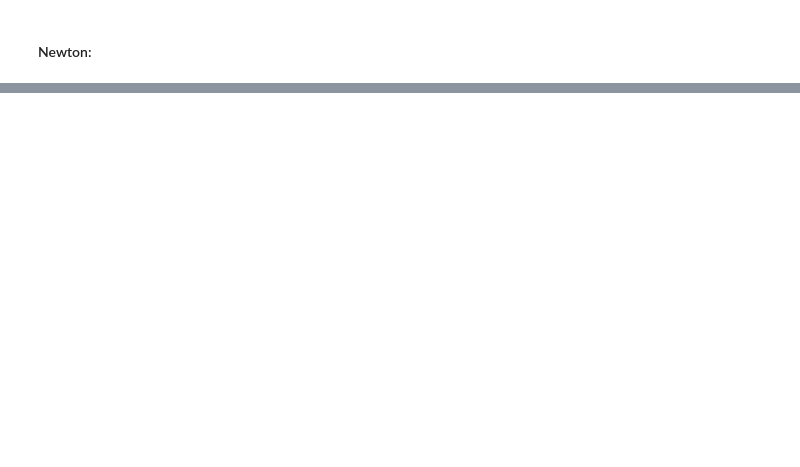
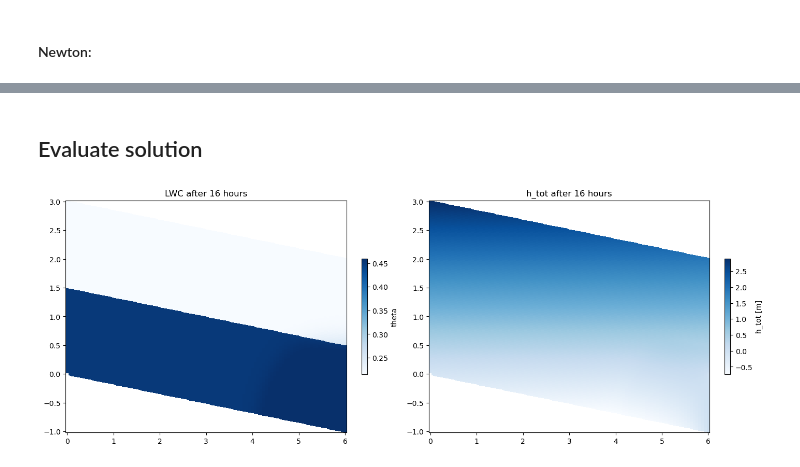
Before and after one commit to lannika-ut/ScientificPractice, a Jupyter notebook: FiniteElements/heterogen_transient.ipynb, the cells around one changed output, grey strips where cells are left out. Cells and saved outputs as stored; diff of their text form; code cells hidden in the pictures; blank space fills up the shorter version.

Commit message:
adaptive timestepping angepasst, heterogen neuen Versuch gestartet

```diff
--- a/FiniteElements/heterogen_transient.ipynb
+++ b/FiniteElements/heterogen_transient.ipynb
@@ -505,0 +398,34 @@ AssertionError: Solver did not converge, got -4.
+# %% [markdown]
+## Evaluate solution
+# %%
+h_w_new = fem.Function(V)
+h_w_new.x.array[:] = np.load("heterogen_16h_initial-1e-1.npy")
+# %%
+# Evaluate solution
+n = 100
+grid, x_grid, z_grid = get_grid(P0, P1, P2, P3, n)
+pressure_head = eval_fct_on_grid(grid, h_w_new, domain).reshape((n,n))
+alpha_eval = eval_fct_on_grid(grid, alpha, domain).reshape((n,n))
+N_eval = eval_fct_on_grid(grid, n_vg, domain).reshape((n,n))
+theta_r_eval = eval_fct_on_grid(grid, theta_r, domain).reshape((n,n))
+theta_s_eval = eval_fct_on_grid(grid, theta_s, domain).reshape((n,n))
+h_tot = pressure_head + z_grid
+h_c = pressure_head * (pressure_head <= 0)
+def S_e1(h_c, alpha, N):
+    return (1 + (- alpha * h_c)**N)**((1 - N) / N)
+theta_tot = theta_r_eval + (theta_s_eval - theta_r_eval)*S_e1(h_c.flatten(), alpha_eval.flatten(), N_eval.flatten()).reshape((n,n))
+# %%
+# Plot solution
+
+fig, ax = plt.subplots(1,2, layout="constrained", figsize=(14,5))
+pmsh1 = ax[0].pcolormesh(x_grid, z_grid, theta_tot, cmap="Blues")
+ax[0].set_title(f"LWC after {T/3600:.0f} hours")
+cbar1 = fig.colorbar(pmsh1, ax=ax[0], shrink=0.5)
+cbar1.set_label("theta")
+
+pmsh2 = ax[1].pcolormesh(x_grid, z_grid, h_tot, cmap="Blues")
+ax[1].set_title(f"h_tot after {T/3600:.0f} hours")
+cbar2 = fig.colorbar(pmsh2, ax=ax[1], shrink=0.5)
+cbar2.set_label("h_tot [m]")
+# %% [output]
+[figure, added]
```
Also changed, not shown: parts of 24 cells of this notebook, 7 other files.
